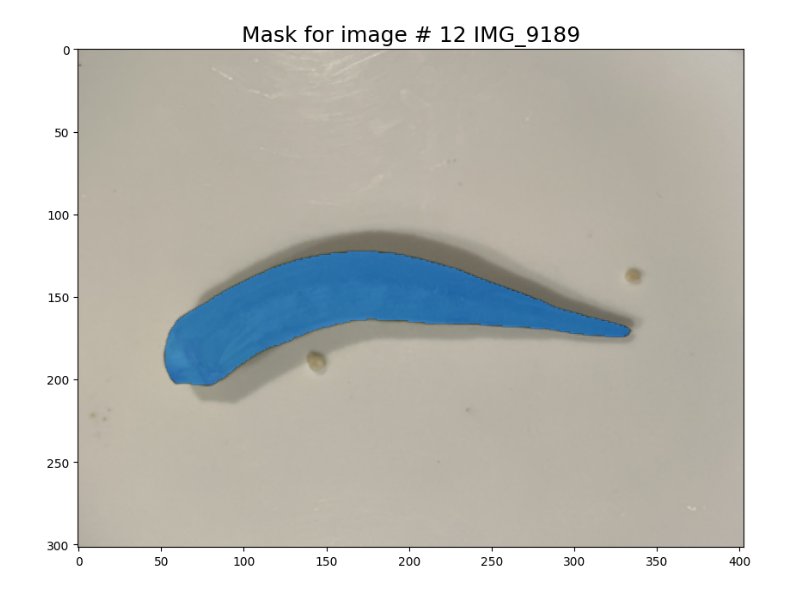
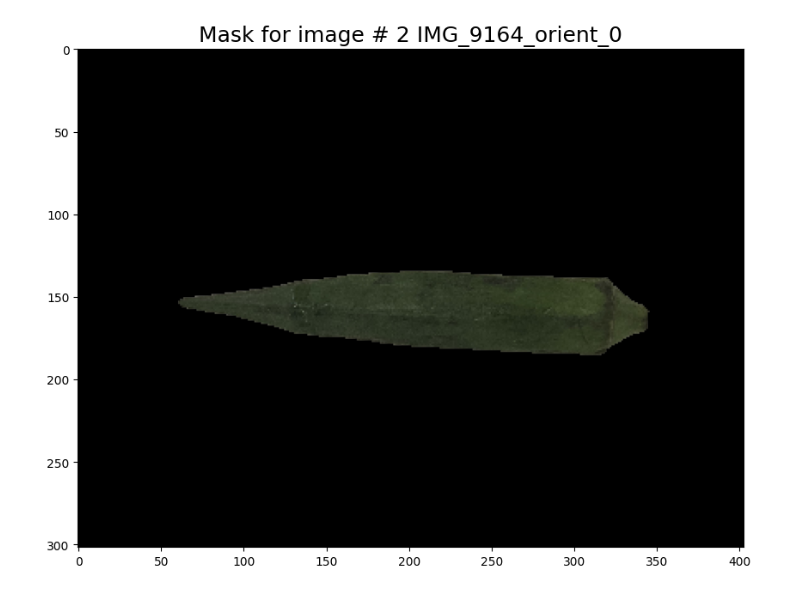
Before and after one commit to pranavdur/OkraInsight, a Jupyter notebook: ExploreOkraSegnetModel.ipynb, the cells around one changed output. Saved outputs shown, nothing was run; the diff lists cells and outputs as text; code cells hidden in the pictures.

```diff
--- a/ExploreOkraSegnetModel.ipynb
+++ b/ExploreOkraSegnetModel.ipynb
@@ -62,7 +102,8 @@ def show_mask(mask, ax, random_color=False):
     if random_color:
         color = np.concatenate([np.random.random(3), np.array([0.6])], axis=0)
     else:
-        color = np.array([30/255, 144/255, 255/255, 0.6])
+        #color = np.array([30/255, 144/255, 255/255, 0.6])
+        color = np.array([0/255, 0/255, 0/255, 1])
     h, w = mask.shape[-2:]
     mask_image = mask.reshape(h, w, 1) * color.reshape(1, 1, -1)
     ax.imshow(mask_image)
@@ -97,6 +118,7 @@ Using cache found in /root/.cache/torch/hub/pytorch_vision_v0.10.0
 # %%
-model = torch.load('.ipynb_checkpoints/deeplabv3_scripted.pt')
-
+# model = torch.load('.ipynb_checkpoints/deeplabv3_scripted.pt')
+model = torch.load('.ipynb_checkpoints/okra_u2net.pt')
+# model.to(torch.device("cpu"))
 # use deeplabv3_resnet50 instead of deeplabv3_resnet101 to reduce the model size
 # model = torch.hub.load('pytorch/vision:v0.8.0', 'deeplabv3_resnet50', pretrained=True)
 model.eval()
@@ -121,3 +125,14 @@ RecursiveScriptModule(
+# %%
+piter = iter(model.parameters())
+piter_cnt = 0
+# %%
+try:
+  paramset = next(piter)
+  piter_cnt += 1
+  print("paramset ", paramset.data)
+except StopIteration:
+  print("Reached end of iteration. last count is ", piter_cnt)
+except Exception as e: print(e)
 # %%
 # preprocess = transforms.Compose([
 #    transforms.ToTensor(),
@@ -159,4 +182,4 @@ true_masks.shape =  <class 'torch.Tensor'> torch.bool torch.Size([1, 302, 403])
 # %%
-show_image_with_mask(img_nparray, mask, iter_cnt, img_name)
+show_image_with_mask(img_nparray, neg_mask, iter_cnt, img_name)
 # %% [output]
-[figure, old version]
+[figure, new version]
```
Also changed, not shown: parts of 17 cells of this notebook, 3 other files.
